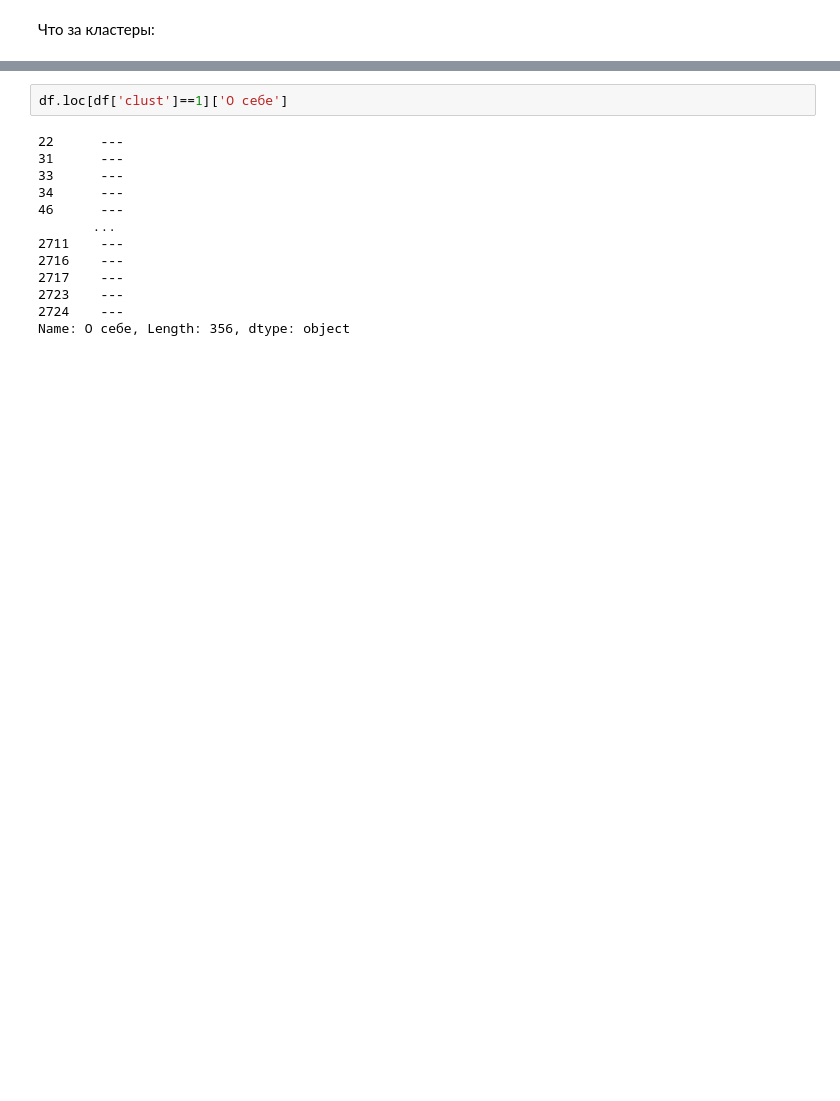
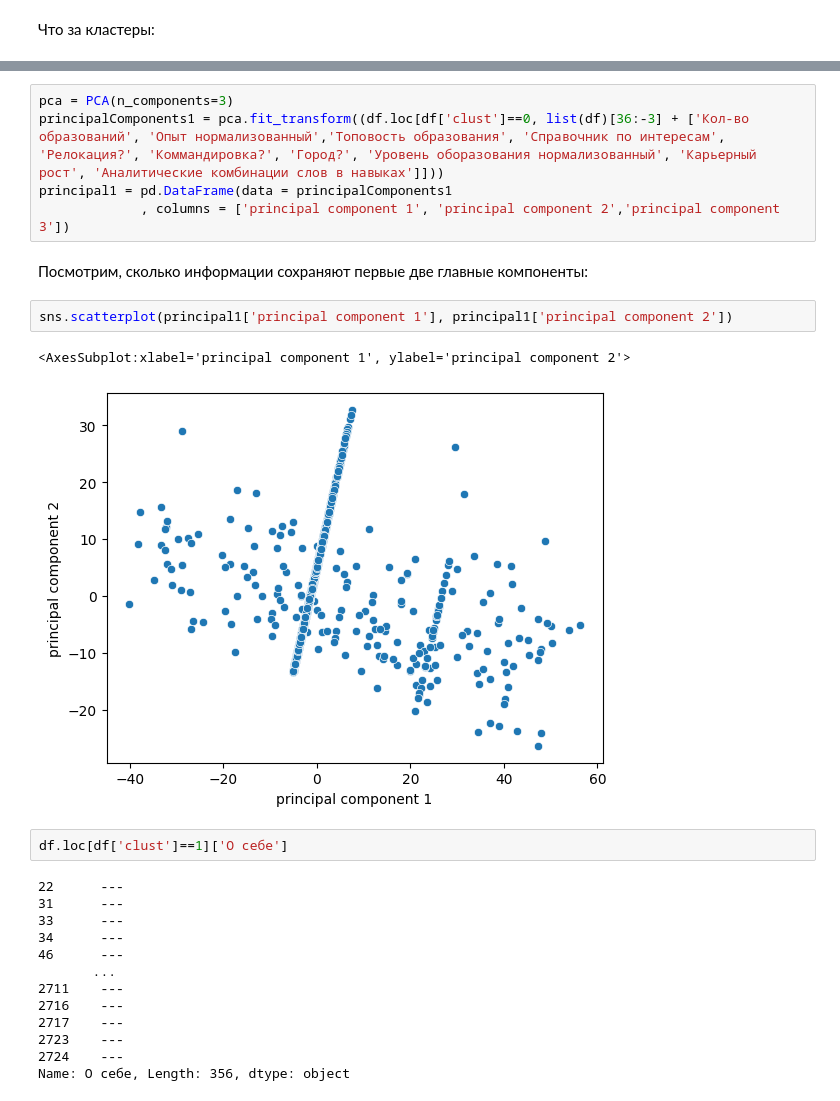
Before and after one commit to aefrt/automatization-recruiting, a Jupyter notebook: analysis.ipynb, the cells around one changed output, grey strips where cells are left out. Saved outputs shown, nothing was run; the diff lists cells and outputs as text; blank space fills up the shorter version.

```diff
--- a/analysis.ipynb
+++ b/analysis.ipynb
@@ -1752,3 +1449,15 @@ Name: О себе, Length: 1329, dtype: object
+# %%
+pca = PCA(n_components=3)
+principalComponents1 = pca.fit_transform((df.loc[df['clust']==0, list(df)[36:-3] + ['Кол-во образований', 'Опыт нормализованный','Топовость образования', 'Справочник по интересам', 'Релокация?', 'Коммандировка?', 'Город?', 'Уровень оборазования нормализованный', 'Карьерный рост', 'Аналитические комбинации слов в навыках']]))
+principal1 = pd.DataFrame(data = principalComponents1
+             , columns = ['principal component 1', 'principal component 2','principal component 3'])
+# %% [markdown]
+Посмотрим, сколько информации сохраняют первые две главные компоненты:
+# %%
+sns.scatterplot(principal1['principal component 1'], principal1['principal component 2'])
+# %% [output]
+<AxesSubplot:xlabel='principal component 1', ylabel='principal component 2'>
+[figure, added]
 # %%
 df.loc[df['clust']==1]['О себе']
 # %% [output]
```
Also changed, not shown: parts of 245 cells of this notebook, 1 other file.
